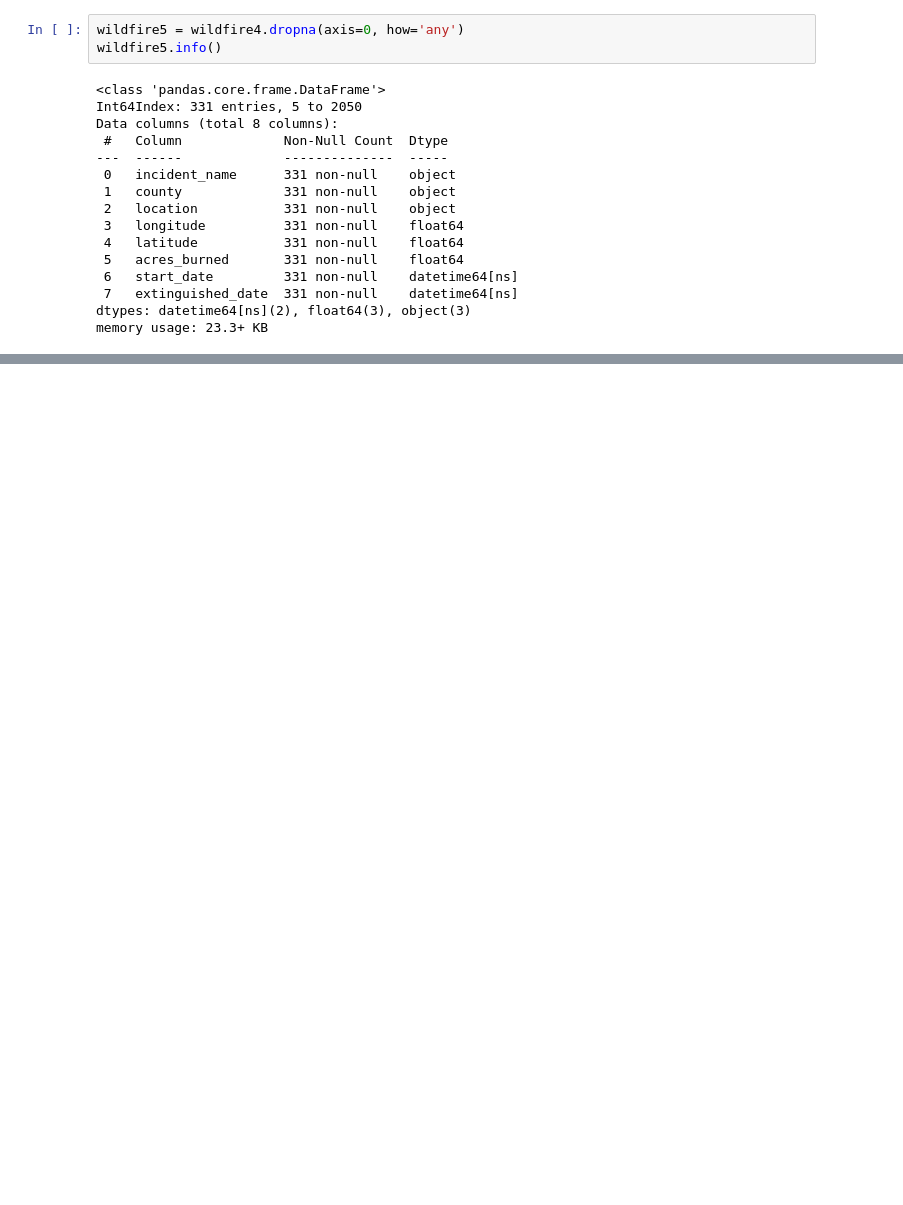
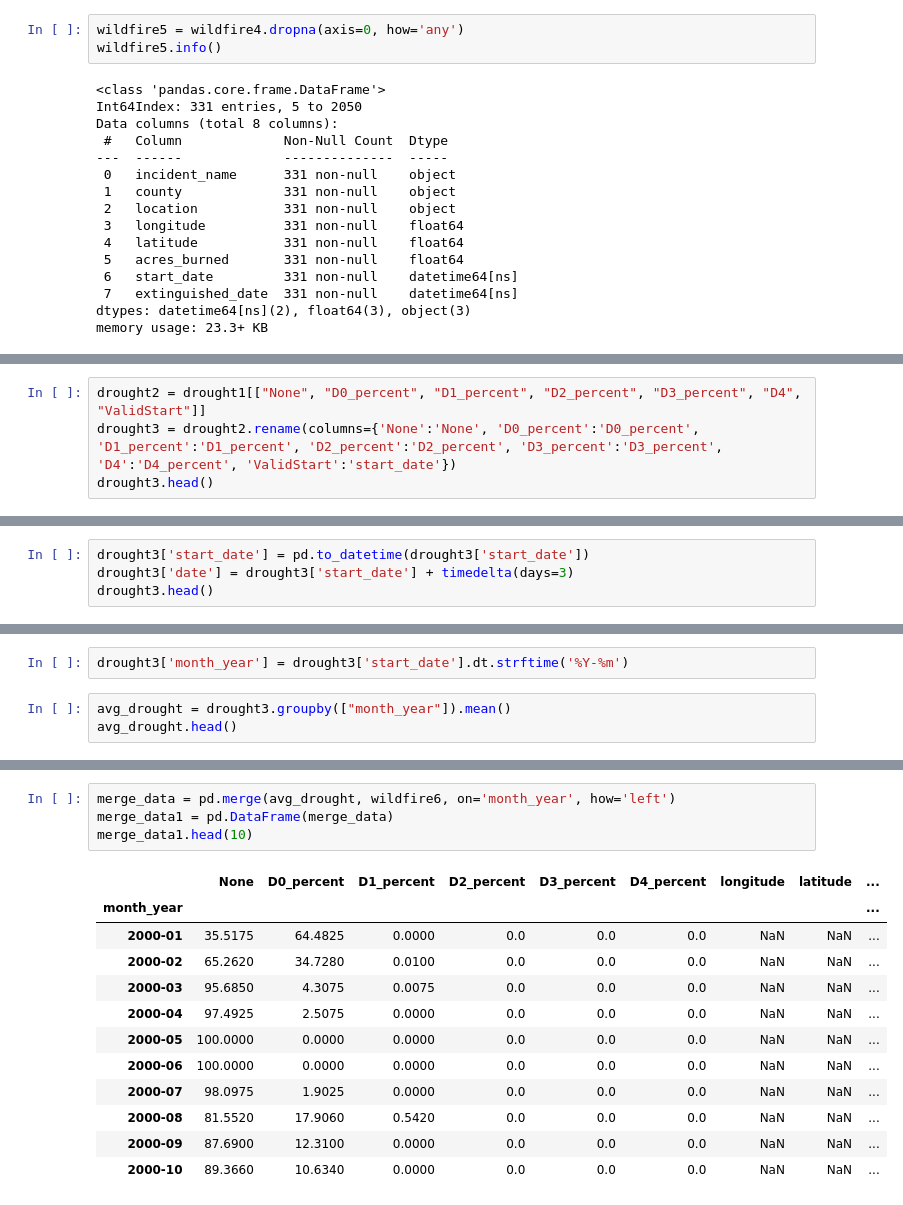
Before and after one commit to Erink8/Project3, a Jupyter notebook: CA_wildfire_data.ipynb, the cells around one changed output, grey strips where cells are left out. Cells and saved outputs as stored; diff of their text form; blank space fills up the shorter version.

```diff
--- a/CA_wildfire_data.ipynb
+++ b/CA_wildfire_data.ipynb
@@ -203,0 +317,4 @@ wildfire5.to_csv("Resources/ca_wildfire.csv", index=False)
+# %%
+drought2 = drought1[["None", "D0_percent", "D1_percent", "D2_percent", "D3_percent", "D4", "ValidStart"]]
+drought3 = drought2.rename(columns={'None':'None', 'D0_percent':'D0_percent', 'D1_percent':'D1_percent', 'D2_percent':'D2_percent', 'D3_percent':'D3_percent', 'D4':'D4_percent', 'ValidStart':'start_date'})
+drought3.head()
@@ -203,0 +345,4 @@ wildfire5.to_csv("Resources/ca_wildfire.csv", index=False)
+# %%
+drought3['start_date'] = pd.to_datetime(drought3['start_date'])
+drought3['date'] = drought3['start_date'] + timedelta(days=3)
+drought3.head()
@@ -203,0 +356,5 @@ wildfire5.to_csv("Resources/ca_wildfire.csv", index=False)
+# %%
+drought3['month_year'] = drought3['start_date'].dt.strftime('%Y-%m')
+# %%
+avg_drought = drought3.groupby(["month_year"]).mean()
+avg_drought.head()
@@ -203,0 +369,17 @@ wildfire5.to_csv("Resources/ca_wildfire.csv", index=False)
+# %%
+merge_data = pd.merge(avg_drought, wildfire6, on='month_year', how='left')
+merge_data1 = pd.DataFrame(merge_data)
+merge_data1.head(10)
+# %% [output]
+|  | None | D0_percent | D1_percent | D2_percent | D3_percent | D4_percent | longitude | latitude | ... |
+| month_year |  |  |  |  |  |  |  |  | ... |
+| 2000-01 | 35.5175 | 64.4825 | 0.0000 | 0.0 | 0.0 | 0.0 | NaN | NaN | ... |
+| 2000-02 | 65.2620 | 34.7280 | 0.0100 | 0.0 | 0.0 | 0.0 | NaN | NaN | ... |
+| 2000-03 | 95.6850 | 4.3075 | 0.0075 | 0.0 | 0.0 | 0.0 | NaN | NaN | ... |
+| 2000-04 | 97.4925 | 2.5075 | 0.0000 | 0.0 | 0.0 | 0.0 | NaN | NaN | ... |
+| 2000-05 | 100.0000 | 0.0000 | 0.0000 | 0.0 | 0.0 | 0.0 | NaN | NaN | ... |
+| 2000-06 | 100.0000 | 0.0000 | 0.0000 | 0.0 | 0.0 | 0.0 | NaN | NaN | ... |
+| 2000-07 | 98.0975 | 1.9025 | 0.0000 | 0.0 | 0.0 | 0.0 | NaN | NaN | ... |
+| 2000-08 | 81.5520 | 17.9060 | 0.5420 | 0.0 | 0.0 | 0.0 | NaN | NaN | ... |
+| 2000-09 | 87.6900 | 12.3100 | 0.0000 | 0.0 | 0.0 | 0.0 | NaN | NaN | ... |
+| 2000-10 | 89.3660 | 10.6340 | 0.0000 | 0.0 | 0.0 | 0.0 | NaN | NaN | ... |
```
Also changed, not shown: parts of 21 cells of this notebook, 3 other files.
